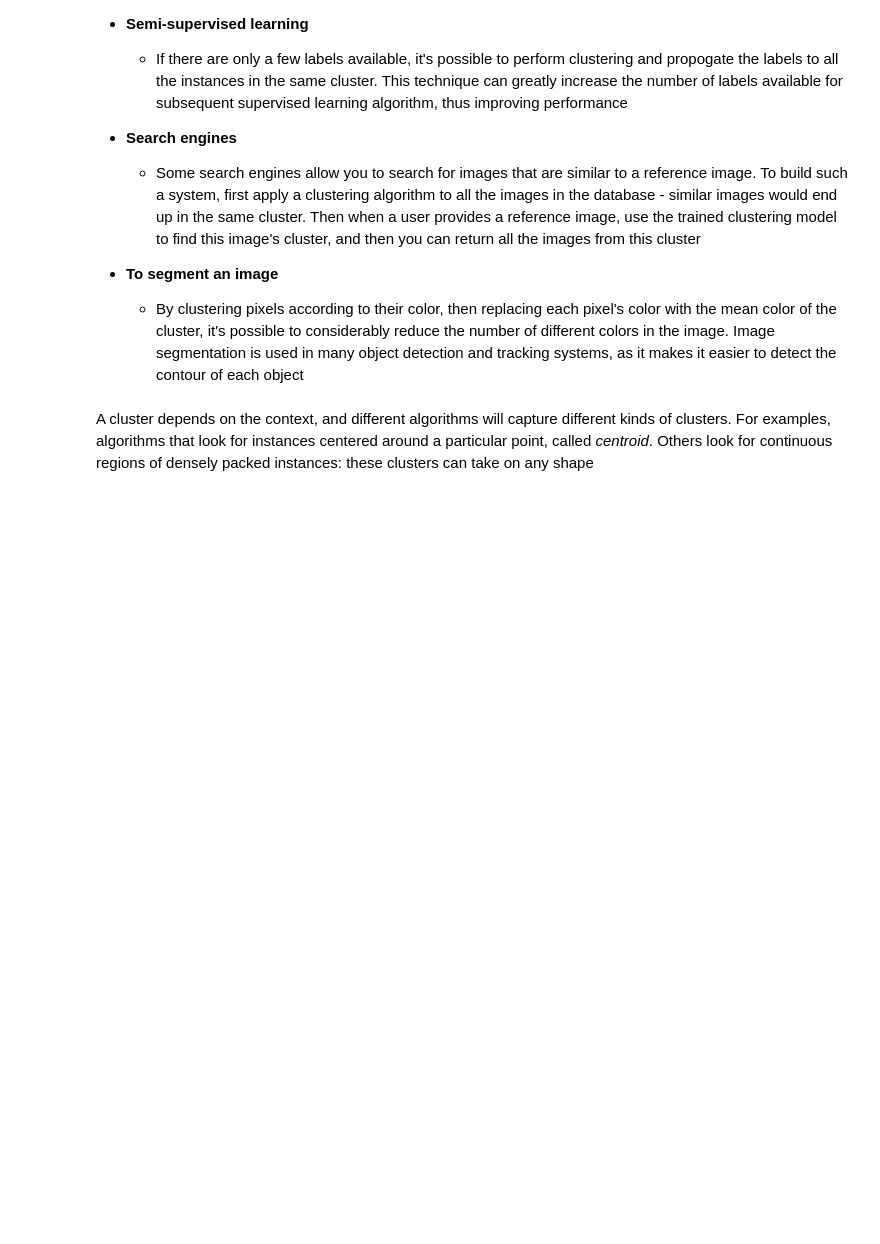
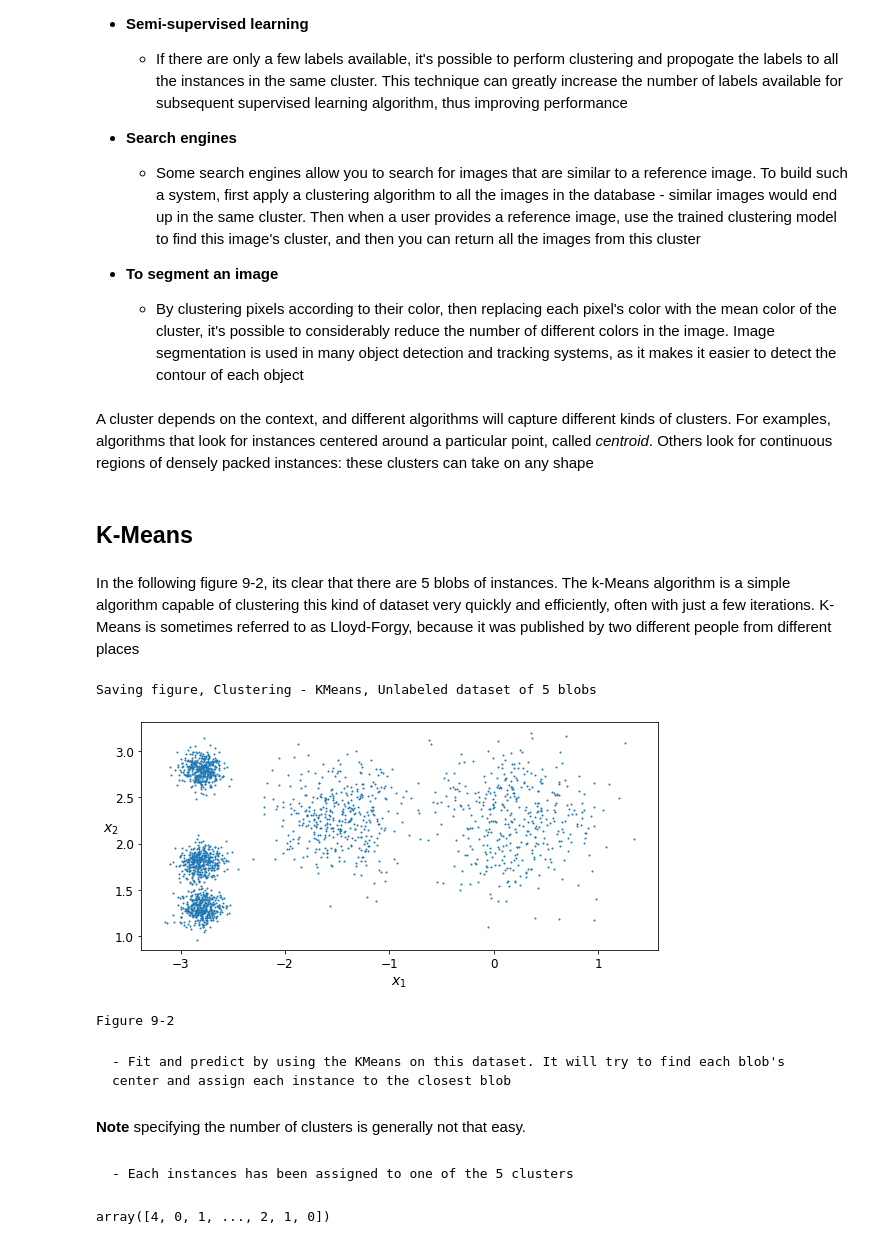
Before and after one commit to MarkJasonE/UnsupervisedLearningTechniques, a Jupyter notebook: UnsupervisedLearningTechniques.ipynb, the cells around one changed output. Saved outputs shown, nothing was run; the diff lists cells and outputs as text; code cells hidden in the pictures; blank space fills up the shorter version.

Commit message:
Added in section: Clustering, point: K-means, The K-means algorithm

```diff
--- a/UnsupervisedLearningTechniques.ipynb
+++ b/UnsupervisedLearningTechniques.ipynb
@@ -154,3 +155,38 @@ np.sum(y_pred == y) / len(y)
     - By clustering pixels according to their color, then replacing each pixel's color with the mean color of the cluster, it's possible to considerably reduce the number of different colors in the image. Image segmentation is used in many object detection and tracking systems, as it makes it easier to detect the contour of each object
 # %% [markdown]
 A cluster depends on the context, and different algorithms will capture different kinds of clusters. For examples, algorithms that look for instances centered around a particular point, called _centroid_. Others look for continuous regions of densely packed instances: these clusters can take on any shape
+# %% [markdown]
+## K-Means
+# %% [markdown]
+In the following figure 9-2, its clear that there are 5 blobs of instances. The k-Means algorithm is a simple algorithm capable of clustering this kind of dataset very quickly and efficiently, often with just a few iterations. K-Means is sometimes referred to as Lloyd-Forgy, because it was published by two different people from different places
+# %%
+blob_centers = np.array([
+    [ 0.2,  2.3],
+    [-1.5 ,  2.3],
+    [-2.8,  1.8],
+    [-2.8,  2.8],
+    [-2.8,  1.3]
+])
+blob_std = np.array([0.4, 0.3, 0.1, 0.1, 0.1])
+# %%
+X, y = make_blobs(n_samples=2000, centers=blob_centers, cluster_std=blob_std,
+                 random_state=7)
+# %%
+def plot_clusters(X, y=None):
+    plt.scatter(X[:, 0], X[:, 1], c=y, s=1)
+    plt.xlabel("$x_1$", fontsize=14)
+    plt.ylabel("$x_2$", rotation=0, fontsize=14)
+
+plt.figure(figsize=(8,4))
+plot_clusters(X)
+save_fig("Clustering - KMeans, Unlabeled dataset of 5 blobs")
+plt.show()
+print("Figure 9-2")
+# %% [output]
+Saving figure, Clustering - KMeans, Unlabeled dataset of 5 blobs
+[figure, added]
+Figure 9-2
+# %% [markdown]
+    - Fit and predict by using the KMeans on this dataset. It will try to find each blob's center and assign each instance to the closest blob
+# %% [markdown]
+**Note** specifying the number of clusters is generally not that easy.
@@ -156,0 +197,6 @@ A cluster depends on the context, and different algorithms will capture differen
+# %% [markdown]
+    - Each instances has been assigned to one of the 5 clusters
+# %%
+y_pred
+# %% [output]
+array([4, 0, 1, ..., 2, 1, 0])
```
Also changed, not shown: parts of 19 cells of this notebook, 2 other files.
